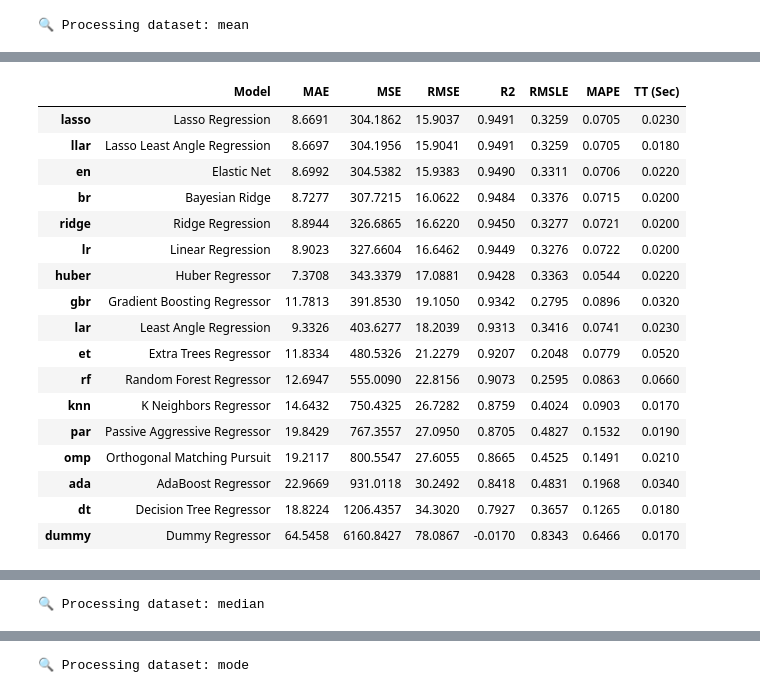
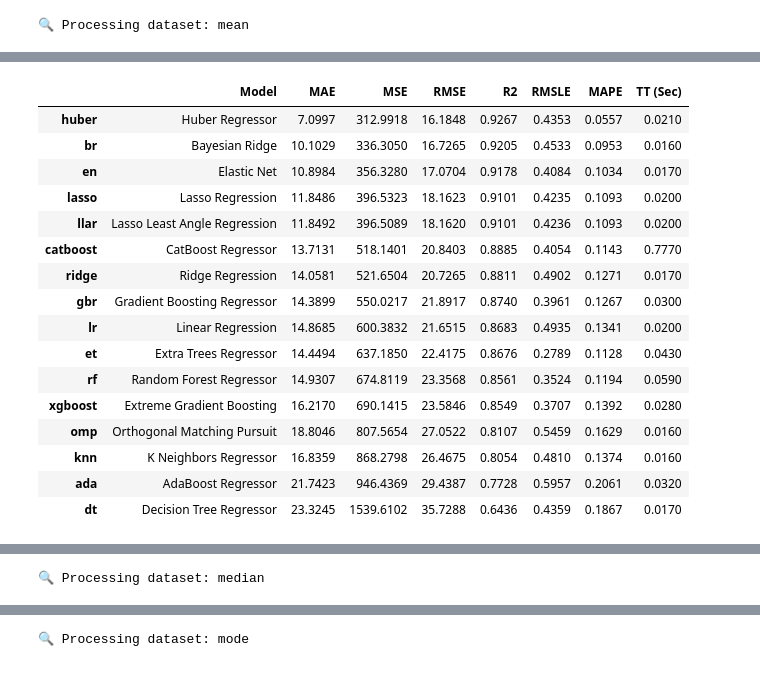
Before and after one commit to karenkj9000/dissertation-emews, a Jupyter notebook: data_imputation.ipynb, the cells around one changed output, grey strips where cells are left out. Saved outputs shown, nothing was run; the diff lists cells and outputs as text; code cells hidden in the pictures.

Commit message:
imputaion, upsampling and regression corrected

```diff
--- a/data_imputation.ipynb
+++ b/data_imputation.ipynb
@@ -32,11 +43,20 @@ df.head()
 # %%
-# X = df.drop(columns=['total_number_of_patients'])  # Drop date unless you plan to extract features
-# y = df[['total_number_of_patients']]
+split_idx = int(len(df) * 0.9)
+train_data = df.iloc[:split_idx]
+test_data = df.iloc[split_idx:]
 
-X = df.drop(columns=['total_number_of_patients', 'total_number_of_emews'])
-y = df[['total_number_of_patients', 'total_number_of_emews']]
+# Then split X and y
+X_train = train_data.drop(columns=['total_number_of_patients', 'total_number_of_emews'])
+y_train = train_data[['total_number_of_patients', 'total_number_of_emews']]
 
-X_train, X_test, y_train, y_test = train_test_split(X, y, test_size=0.1, random_state=42)
+X_test = test_data.drop(columns=['total_number_of_patients', 'total_number_of_emews'])
+y_test = test_data[['total_number_of_patients', 'total_number_of_emews']]
+
+# X_train = train_df.drop(columns=['total_number_of_patients'])
+# y_train = train_df[['total_number_of_patients']]
+
+# X_test = test_df.drop(columns=['total_number_of_patients'])
+# y_test = test_df[['total_number_of_patients']]
 # %%
 def apply_imputation(
         X_train: pd.DataFrame,
@@ -226,56 +309,85 @@ print(results_df)
 from pycaret.regression import setup, compare_models, pull
 import pandas as pd
 
 results = []
 
 for name, (train_df, test_df) in datasets.items():
     print(f"\n🔍 Processing dataset: {name}")
     # train_df = train_df.copy().drop(columns=['corrected_total_number_of_patients'])
     # test_df = test_df.copy().drop(columns=['corrected_total_number_of_patients'])
 
     setup(
         data=train_df,
         target='total_number_of_emews',
         session_id=42,
         verbose=False,
-        test_data=test_df  # Use predefined test set
+        test_data=test_df,  # Use predefined test set,
+        fold_strategy='timeseries',
+        data_split_shuffle=False,
+        fold_shuffle=False
     )
 
-    best_model = compare_models(exclude=['lightgbm'], sort='R2')
+    best_model = compare_models(exclude=['lightgbm', 'par', 'dummy', 'lar'], sort='R2')
     leaderboard = pull()
     top_model_results = leaderboard.iloc[0]
+
+    preds = predict_model(best_model, data=test_df)
+
+    y_true = test_df['total_number_of_emews'].values
+    y_pred = preds['prediction_label'].values
+
+    # Standard metrics
+    r2 = r2_score(y_true, y_pred)
+    rmse = np.sqrt(mean_squared_error(y_true, y_pred))
+    mae = mean_absolute_error(y_true, y_pred)
+
+    # Custom metrics
+    r2_r = r2_rounded(y_true, y_pred)
+    rmse_r = rmse_rounded(y_true, y_pred)
+    r2_c = r2_ceil(y_true, y_pred)
+    rmse_c = rmse_ceil(y_true, y_pred)
+    mae_r = mae_rounded(y_true, y_pred)
+    mae_c = mae_ceil(y_true, y_pred)
 
     results.append({
         'dataset': name,
         'model': top_model_results['Model'],
-        'R2': top_model_results['R2'],
-        'MAE': top_model_results['MAE'],
-        'RMSE': top_model_results['RMSE']
+        'R2_train': top_model_results['R2'],
+        'R2_test': r2,
+        'RMSE_train': top_model_results['RMSE'],
+        'RMSE_test': rmse,
+        'MAE_train': top_model_results['MAE'],
+        'MAE_test': mae,
+        'R2_rounded': r2_r,
+        'RMSE_rounded': rmse_r,
+        'MAE_rounded': mae_r,
+        'R2_ceil': r2_c,
+        'RMSE_ceil': rmse_c,
+        'MAE_ceil': mae_c
     })
 
-results_df = pd.DataFrame(results)
-results_df = results_df.sort_values(by='R2', ascending=False)
+results_df_2 = pd.DataFrame(results)
+results_df_2 = results_df_2.sort_values(by='R2_test', ascending=False)
 print("\n📊 Final Results:")
-print(results_df)
+results_df_2
 # %% [output]
 🔍 Processing dataset: mean
 [interactive output not drawn]
 |  | Model | MAE | MSE | RMSE | R2 | RMSLE | MAPE | TT (Sec) |
-| lasso | Lasso Regression | 8.6691 | 304.1862 | 15.9037 | 0.9491 | 0.3259 | 0.0705 | 0.0230 |
-| llar | Lasso Least Angle Regression | 8.6697 | 304.1956 | 15.9041 | 0.9491 | 0.3259 | 0.0705 | 0.0180 |
-| en | Elastic Net | 8.6992 | 304.5382 | 15.9383 | 0.9490 | 0.3311 | 0.0706 | 0.0220 |
-| br | Bayesian Ridge | 8.7277 | 307.7215 | 16.0622 | 0.9484 | 0.3376 | 0.0715 | 0.0200 |
-| ridge | Ridge Regression | 8.8944 | 326.6865 | 16.6220 | 0.9450 | 0.3277 | 0.0721 | 0.0200 |
-| lr | Linear Regression | 8.9023 | 327.6604 | 16.6462 | 0.9449 | 0.3276 | 0.0722 | 0.0200 |
-| huber | Huber Regressor | 7.3708 | 343.3379 | 17.0881 | 0.9428 | 0.3363 | 0.0544 | 0.0220 |
-| gbr | Gradient Boosting Regressor | 11.7813 | 391.8530 | 19.1050 | 0.9342 | 0.2795 | 0.0896 | 0.0320 |
-| lar | Least Angle Regression | 9.3326 | 403.6277 | 18.2039 | 0.9313 | 0.3416 | 0.0741 | 0.0230 |
-| et | Extra Trees Regressor | 11.8334 | 480.5326 | 21.2279 | 0.9207 | 0.2048 | 0.0779 | 0.0520 |
-| rf | Random Forest Regressor | 12.6947 | 555.0090 | 22.8156 | 0.9073 | 0.2595 | 0.0863 | 0.0660 |
-| knn | K Neighbors Regressor | 14.6432 | 750.4325 | 26.7282 | 0.8759 | 0.4024 | 0.0903 | 0.0170 |
-| par | Passive Aggressive Regressor | 19.8429 | 767.3557 | 27.0950 | 0.8705 | 0.4827 | 0.1532 | 0.0190 |
-| omp | Orthogonal Matching Pursuit | 19.2117 | 800.5547 | 27.6055 | 0.8665 | 0.4525 | 0.1491 | 0.0210 |
-| ada | AdaBoost Regressor | 22.9669 | 931.0118 | 30.2492 | 0.8418 | 0.4831 | 0.1968 | 0.0340 |
-| dt | Decision Tree Regressor | 18.8224 | 1206.4357 | 34.3020 | 0.7927 | 0.3657 | 0.1265 | 0.0180 |
-| dummy | Dummy Regressor | 64.5458 | 6160.8427 | 78.0867 | -0.0170 | 0.8343 | 0.6466 | 0.0170 |
+| huber | Huber Regressor | 7.0997 | 312.9918 | 16.1848 | 0.9267 | 0.4353 | 0.0557 | 0.0210 |
+| br | Bayesian Ridge | 10.1029 | 336.3050 | 16.7265 | 0.9205 | 0.4533 | 0.0953 | 0.0160 |
+| en | Elastic Net | 10.8984 | 356.3280 | 17.0704 | 0.9178 | 0.4084 | 0.1034 | 0.0170 |
+| lasso | Lasso Regression | 11.8486 | 396.5323 | 18.1623 | 0.9101 | 0.4235 | 0.1093 | 0.0200 |
+| llar | Lasso Least Angle Regression | 11.8492 | 396.5089 | 18.1620 | 0.9101 | 0.4236 | 0.1093 | 0.0200 |
+| catboost | CatBoost Regressor | 13.7131 | 518.1401 | 20.8403 | 0.8885 | 0.4054 | 0.1143 | 0.7770 |
+| ridge | Ridge Regression | 14.0581 | 521.6504 | 20.7265 | 0.8811 | 0.4902 | 0.1271 | 0.0170 |
+| gbr | Gradient Boosting Regressor | 14.3899 | 550.0217 | 21.8917 | 0.8740 | 0.3961 | 0.1267 | 0.0300 |
+| lr | Linear Regression | 14.8685 | 600.3832 | 21.6515 | 0.8683 | 0.4935 | 0.1341 | 0.0200 |
+| et | Extra Trees Regressor | 14.4494 | 637.1850 | 22.4175 | 0.8676 | 0.2789 | 0.1128 | 0.0430 |
+| rf | Random Forest Regressor | 14.9307 | 674.8119 | 23.3568 | 0.8561 | 0.3524 | 0.1194 | 0.0590 |
+| xgboost | Extreme Gradient Boosting | 16.2170 | 690.1415 | 23.5846 | 0.8549 | 0.3707 | 0.1392 | 0.0280 |
+| omp | Orthogonal Matching Pursuit | 18.8046 | 807.5654 | 27.0522 | 0.8107 | 0.5459 | 0.1629 | 0.0160 |
+| knn | K Neighbors Regressor | 16.8359 | 868.2798 | 26.4675 | 0.8054 | 0.4810 | 0.1374 | 0.0160 |
+| ada | AdaBoost Regressor | 21.7423 | 946.4369 | 29.4387 | 0.7728 | 0.5957 | 0.2061 | 0.0320 |
+| dt | Decision Tree Regressor | 23.3245 | 1539.6102 | 35.7288 | 0.6436 | 0.4359 | 0.1867 | 0.0170 |
 [interactive output not drawn]
```
Also changed, not shown: parts of 12 cells of this notebook, 2 other files.
